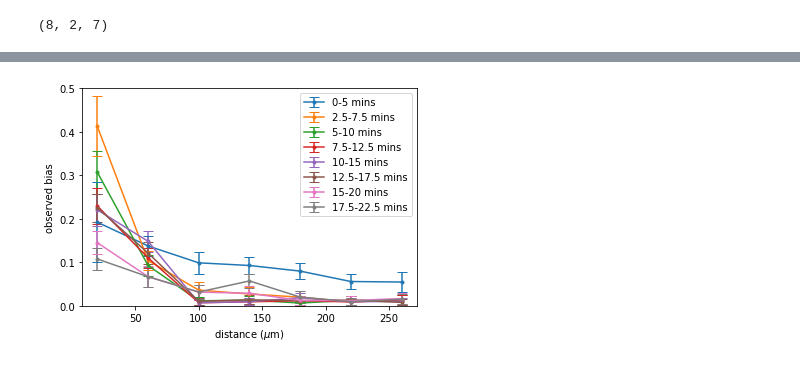
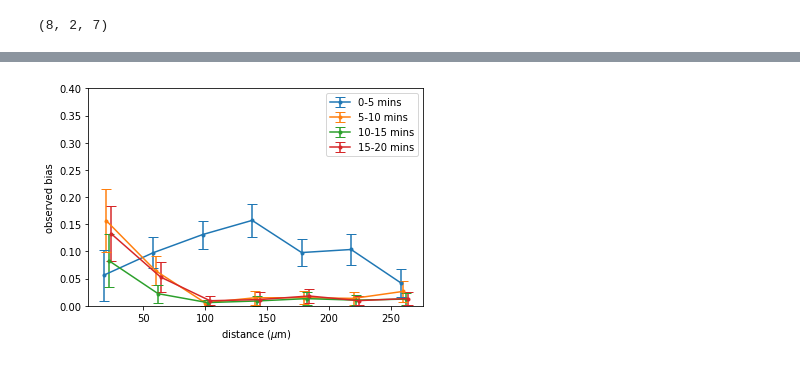
Before and after one commit to Schumacher-group/ImmuneCellMigrationAnalysis, a Jupyter notebook: Notebooks/Observed bias visualisation.ipynb, the cells around one changed output, grey strips where cells are left out. Cells and saved outputs as stored; diff of their text form; code cells hidden in the pictures.

```diff
--- a/Notebooks/Observed bias visualisation.ipynb
+++ b/Notebooks/Observed bias visualisation.ipynb
@@ -78,16 +78,19 @@ plt.show()
 # %% [output]
 [figure]
 # %%
-fig, ax = plt.subplots(len(time_labels), 1, figsize=(10, 10), sharex=True)
+
+stepSizeTimeBins = 2
+nTimeBins = int(np.round(len(time_labels)/stepSizeTimeBins))
+fig, ax = plt.subplots(nTimeBins, 1, figsize=(10, 10), sharex=True)
 fig.suptitle("Observed Bias for control data")
-for i in range(len(time_labels)):
+for i in range(nTimeBins):
     meansC = []
     stdsC = []
     meansM = []
     stdsM = []
     for j in range(len(distance)):
-        ObBiasC = bias_values_control(j, i)
-        ObBiasM = bias_values_mcr(j, i)
+        ObBiasC = bias_values_control(j, i*stepSizeTimeBins)
+        ObBiasM = bias_values_mcr(j, i*stepSizeTimeBins)
 
         meansC.append(ObBiasC[0])
         stdsC.append(ObBiasC[1])
@@ -96,11 +99,11 @@ for i in range(len(time_labels)):
     ax[i].errorbar(distance,meansC,yerr = stdsC,marker='o',markersize = 3,capsize = 5,color = 'k', label = "Control")
     ax[i].errorbar(distance,meansM,yerr = stdsM,marker='o',markersize = 3,capsize = 5,color = 'r', label = "MCR")
     ax[i].set_ylim(0,0.5)
-    ax[i].set_ylabel(f"{time_labels[i]} mins", rotation=90, size='small')
+    ax[i].set_ylabel(f"{time_labels[i*stepSizeTimeBins]} mins", rotation=90, size='small')
 plt.xlabel("Distance ($\mu$m)")
 ax[0].legend(loc='upper right')
 
 fig.text(0.04, 0.5, 'Observed bias', va='center', rotation='vertical', size = 'large')
-plt.savefig("Figures/Observed bias control & mcr_new_data_1.pdf")
+plt.savefig("Figures/Observed bias control & mcr_new_data_nonoverlappingbins.pdf")
 plt.show()
 # %% [output]
@@ -142,3 +145,16 @@ np.shape(obs_bias_mcr)# dimensions are 8 time points, [mean, std], 7 distances
 Observed_bias_mcr = pd.DataFrame(obs_bias_mcr)
 Observed_bias_mcr.columns = ["Mean", "Stdev"]
 Observed_bias_mcr.to_excel("Exports/Observed_bias_mcr.xlsx")
+# %%
+xoffset = 1.0
+xoffsetstart = -len(time_labels)/stepSizeTimeBins/2*xoffset
+for i in range(0,len(time_labels),stepSizeTimeBins):
+    plt.errorbar(np.array(distance)+xoffsetstart+i*xoffset, obs_bias_control[i][0], yerr=obs_bias_control[i][1],marker='o',markersize = 3,capsize = 5, label = f"{time_labels[i]} mins")
+
+plt.legend()
+plt.ylim(0,0.4)
+plt.xlabel("distance ($\mu$m)")
+plt.ylabel("observed bias")
+plt.savefig("Figures/Observed_bias_control.pdf")
+
+plt.show()
@@ -145,13 +163,11 @@ Observed_bias_mcr.to_excel("Exports/Observed_bias_mcr.xlsx")
 # %%
-for i in range(8):
-    plt.errorbar(distance, obs_bias_control[i][0], yerr=obs_bias_control[i][1],marker='o',markersize = 3,capsize = 5, label = f"{time_labels[i]} mins")
-
+for i in range(0,len(time_labels),stepSizeTimeBins):
+    plt.errorbar(np.array(distance)+xoffsetstart+i*xoffset, obs_bias_mcr[i][0], yerr=obs_bias_mcr[i][1],marker='o',markersize = 3,capsize = 5,label = f"{time_labels[i]} mins")
 plt.legend()
-plt.ylim(0,0.5)
+plt.ylim(0,0.4)
 plt.xlabel("distance ($\mu$m)")
 plt.ylabel("observed bias")
-plt.savefig("Figures/Observed_bias_control.pdf")
-
+plt.savefig("Figures/Observed_bias_mcr.pdf")
 plt.show()
 # %% [output]
-[figure, old version]
+[figure, new version]
```
Also changed, not shown: parts of 3 cells of this notebook, 3 other files.
